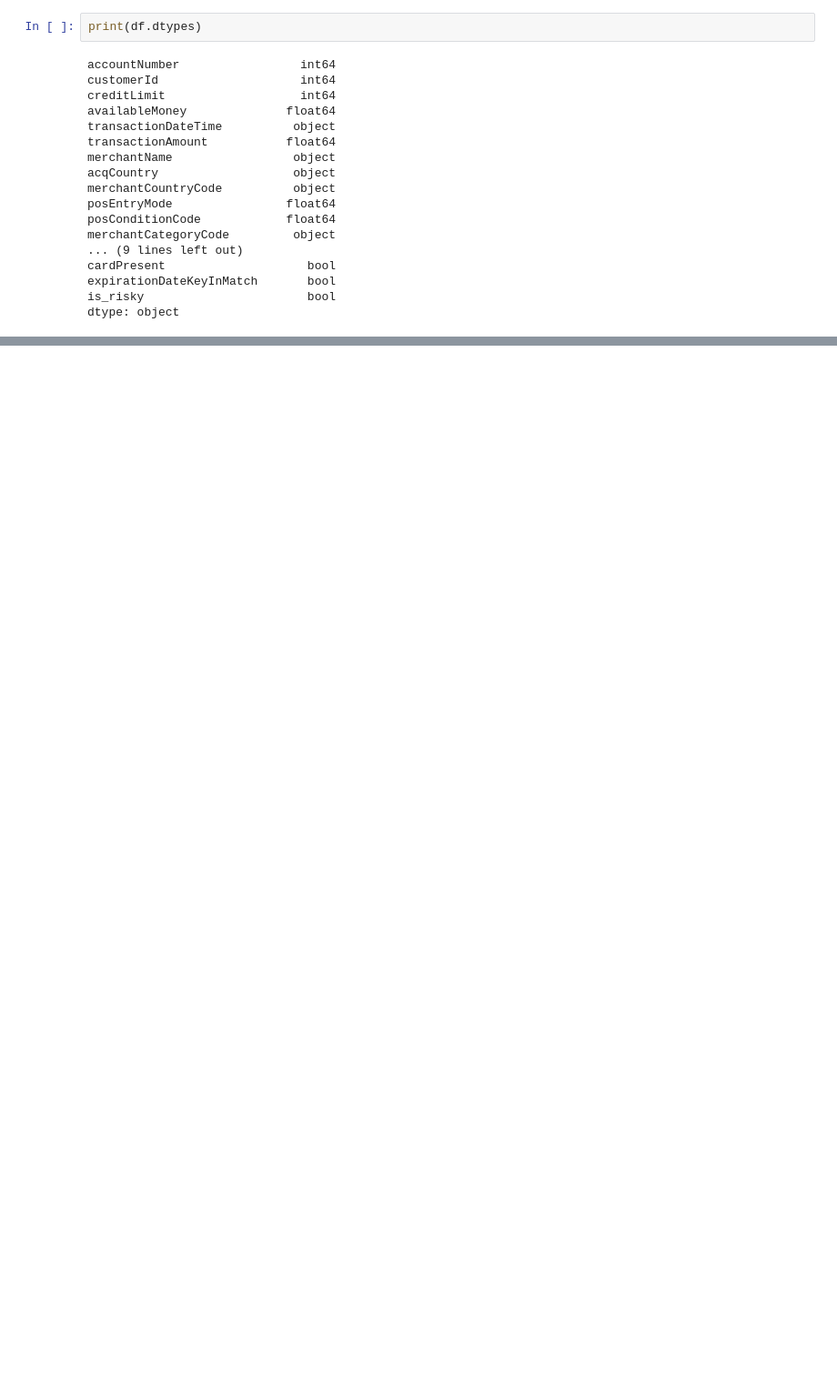
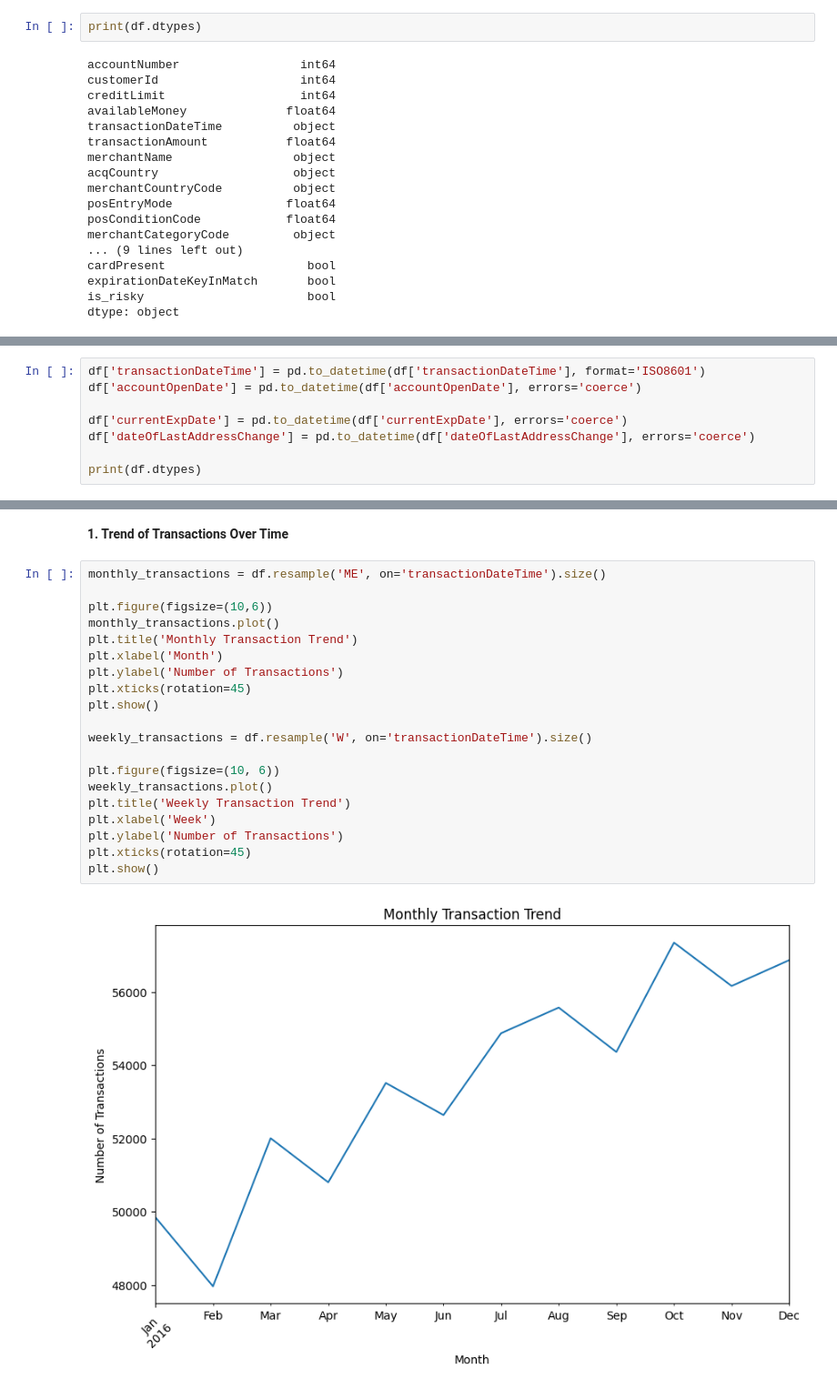
Before and after one commit to AsmitaOjha/Internship_ExtensoData_Work, a Jupyter notebook: Projects/Task_3_EDA/notebook/EDA.ipynb, the cells around one changed output, grey strips where cells are left out. Shown: that part at 91% size. Drawn from its saved outputs; the diff is of its cells as text; blank space fills up the shorter version.

Commit message:
Time based analysis done

```diff
--- a/Projects/Task_3_EDA/notebook/EDA.ipynb
+++ b/Projects/Task_3_EDA/notebook/EDA.ipynb
@@ -305,0 +309,8 @@ dtype: object
+# %%
+df['transactionDateTime'] = pd.to_datetime(df['transactionDateTime'], format='ISO8601')
+df['accountOpenDate'] = pd.to_datetime(df['accountOpenDate'], errors='coerce')
+
+df['currentExpDate'] = pd.to_datetime(df['currentExpDate'], errors='coerce')
+df['dateOfLastAddressChange'] = pd.to_datetime(df['dateOfLastAddressChange'], errors='coerce')
+
+print(df.dtypes)
@@ -305,0 +335,24 @@ dtype: object
+# %% [markdown]
+**1. Trend of Transactions Over Time**
+# %%
+monthly_transactions = df.resample('ME', on='transactionDateTime').size()
+
+plt.figure(figsize=(10,6))
+monthly_transactions.plot()
+plt.title('Monthly Transaction Trend')
+plt.xlabel('Month')
+plt.ylabel('Number of Transactions')
+plt.xticks(rotation=45)
+plt.show()
+
+weekly_transactions = df.resample('W', on='transactionDateTime').size()
+
+plt.figure(figsize=(10, 6))
+weekly_transactions.plot()
+plt.title('Weekly Transaction Trend')
+plt.xlabel('Week')
+plt.ylabel('Number of Transactions')
+plt.xticks(rotation=45)
+plt.show()
+# %% [output]
+[figure, added]
```
Also changed, not shown: parts of 7 cells of this notebook, 1 other file.
